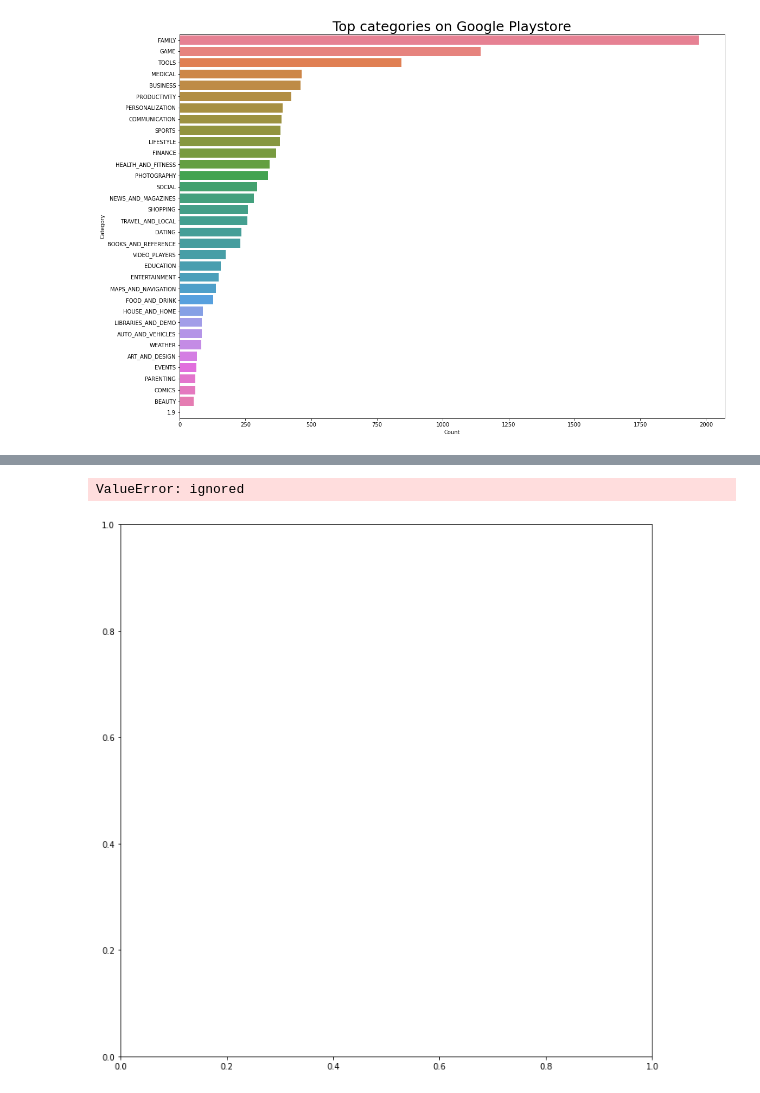
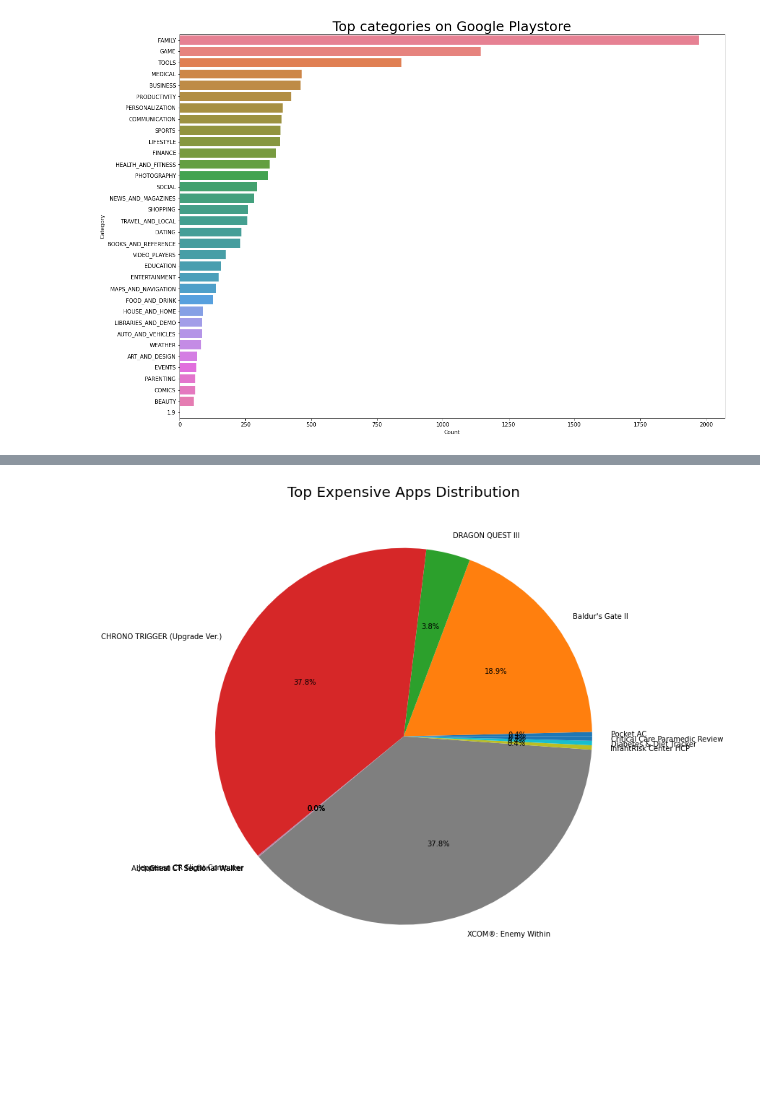
Before and after one commit to pritesh2292/play-store-app-review-analysis, a Jupyter notebook: Pritesh's_Copy_of_Play_Store_App_Review_Analysis_Capstone_Project.ipynb, the cells around one changed output, grey strips where cells are left out. Cells and saved outputs as stored; diff of their text form; code cells hidden in the pictures; blank space fills up the shorter version.

```diff
--- a/Pritesh's_Copy_of_Play_Store_App_Review_Analysis_Capstone_Project.ipynb
+++ b/Pritesh's_Copy_of_Play_Store_App_Review_Analysis_Capstone_Project.ipynb
@@ -287,8 +301,7 @@ graph.set_title("Top categories on Google Playstore", fontsize = 25);
 # %%
-plt.figure(figsize=(15,12));
-plt.pie(ud_df.Installs, explode=None, labels=top10PaidApps_df.App, autopct='%1.1f%%', startangle=0);
+plt.figure(figsize=(20,12));
+plt.pie(top10PaidApps_df.Installs, labels=top10PaidApps_df.App, autopct='%1.1f%%', startangle=0);
 plt.title('Top Expensive Apps Distribution',size = 20);
-plt.legend(top10PaidApps_df.App, loc="lower rig", title="Apps", fontsize = "xx-small")
+plt.show()
 # %% [output]
-ValueError: ignored
-[figure, old version]
+[figure, new version]
```
Also changed, not shown: parts of 5 cells of this notebook.
